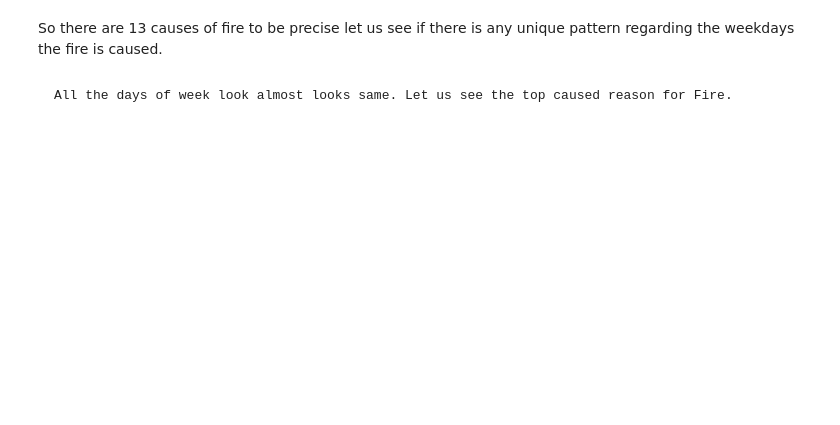
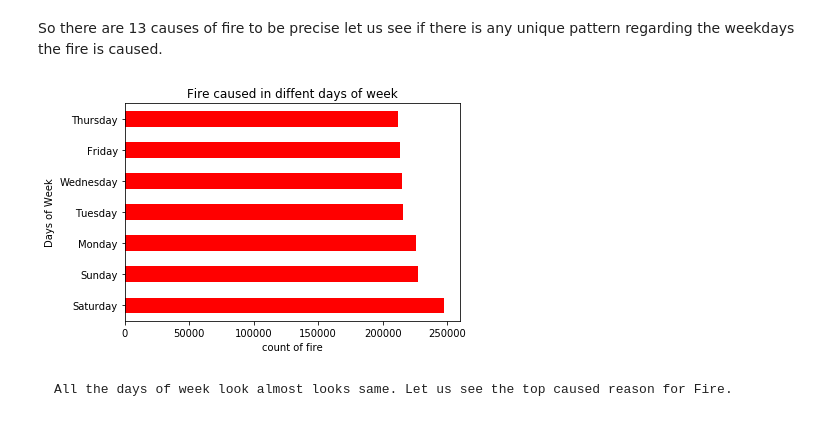
Before and after one commit to gurmanjit/https-github.com-gurmanjit-WildFires_St.Clair, a Jupyter notebook: 01 Apr Capstone (1).ipynb, the cells around one changed output. Cells and saved outputs as stored; diff of their text form; code cells hidden in the pictures; blank space fills up the shorter version.

```diff
--- a/01 Apr Capstone (1).ipynb
+++ b/01 Apr Capstone (1).ipynb
@@ -64,8 +130,14 @@ plt.show()
 # %% [markdown]
 So there are 13 causes of fire to be precise let us see if there is any unique pattern regarding the weekdays the fire is caused.
 # %%
-data['DAY_OF_WEEK'].value_counts().plot(kind='barh',color='coral')
+data['DAY_OF_WEEK'].value_counts().plot(kind='barh',color='red')
+plt.title('Fire caused in diffent days of week')
+plt.xlabel('count of fire')
+plt.ylabel('Days of Week')
+
 plt.show()
+# %% [output]
+[figure, added]
 # %% [markdown]
     All the days of week look almost looks same. Let us see the top caused reason for Fire.
 # %%
```
Also changed, not shown: parts of 35 cells of this notebook, 1 other file.
